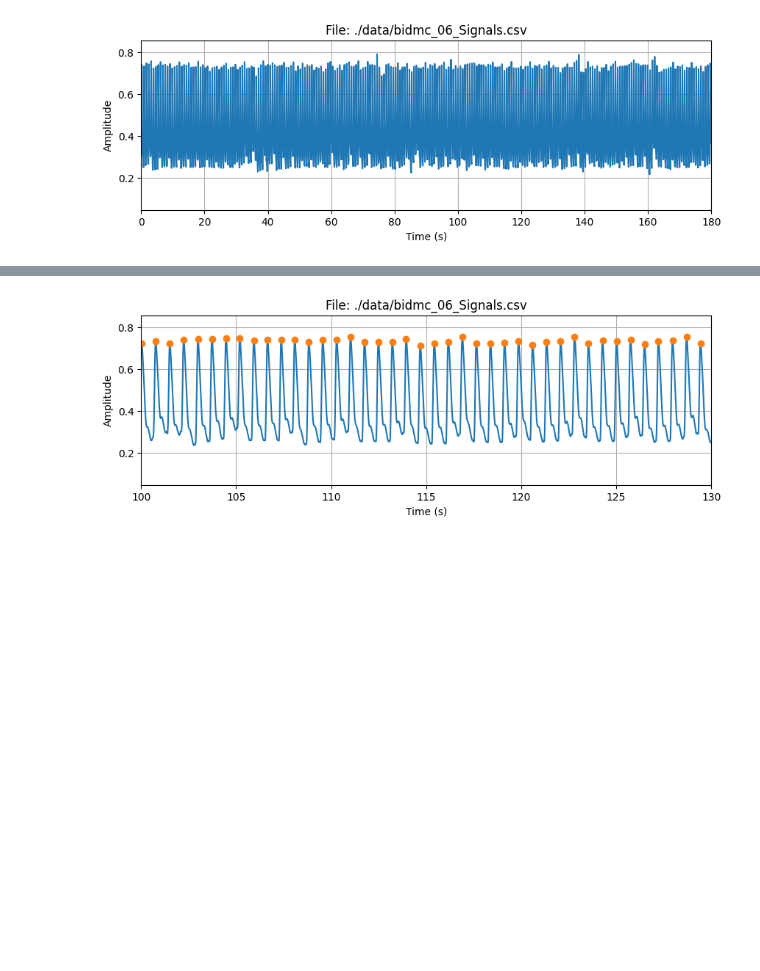
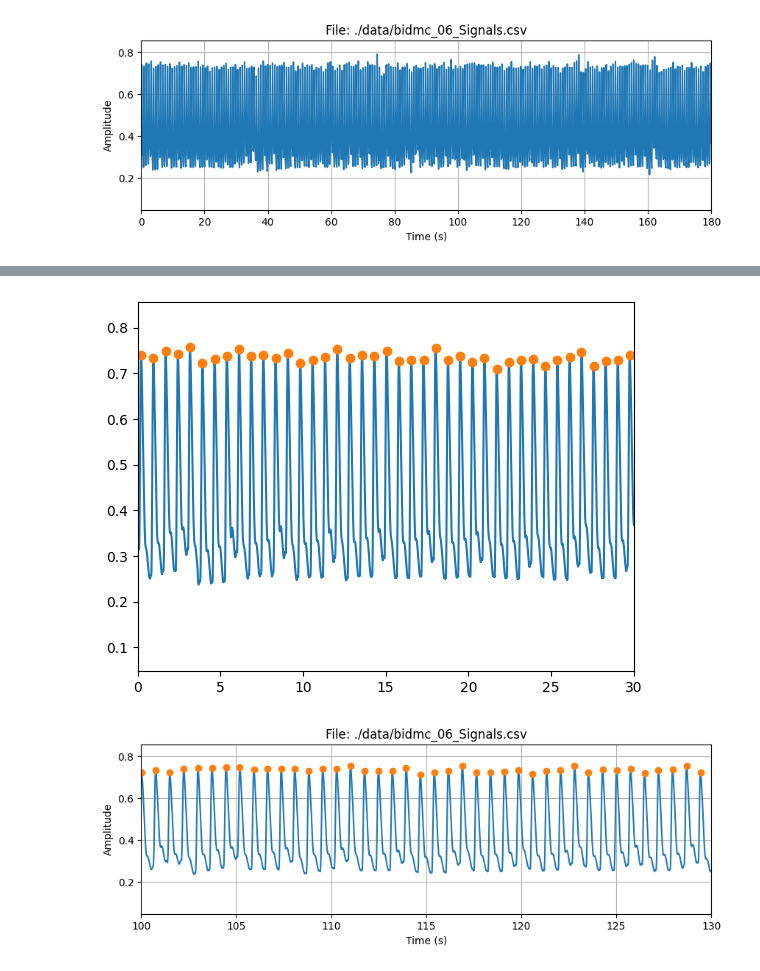
Before and after one commit to teppoto/Laitteisto-1, a Jupyter notebook: Health tech/hrv_analysis/HT_A2_Toropainen.ipynb, the cells around one changed output, grey strips where cells are left out. Drawn from its saved outputs; the diff is of its cells as text; code cells hidden in the pictures; blank space fills up the shorter version.

```diff
--- a/Health tech/hrv_analysis/HT_A2_Toropainen.ipynb
+++ b/Health tech/hrv_analysis/HT_A2_Toropainen.ipynb
@@ -94,12 +92,18 @@ plt.show()
 # %%
 # Find the peaks
 peaks, properties = find_peaks(ppg, height=0.5)
 
+plt.plot(t, ppg)
+plt.plot(t[peaks], ppg[peaks], 'o')
+plt.xlim(0, 30)
+plt.show()
 # Study and change the parameters for the peak detection
 # - height: minimum height of peaks (in amplitude)
 # - distance: minimum distance between peaks (in samples)
 # - width: width of peaks, for example width (in samples)
 # - prominence: how much a peak stands out from the surrounding baseline (in amplitude)
+# %% [output]
+[figure, added]
 # %%
 # Plot the ppg signal and the peaks
 plt.figure(figsize = (10, 3))
```
Also changed, not shown: parts of 8 cells of this notebook, 1 other file.
